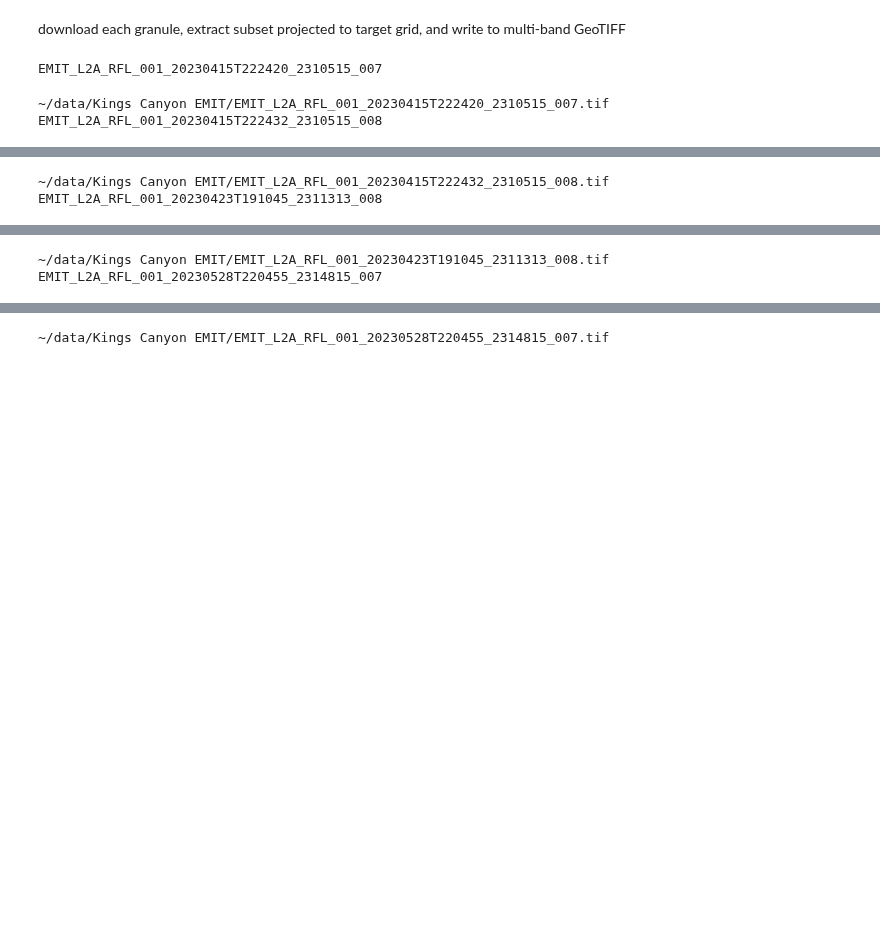
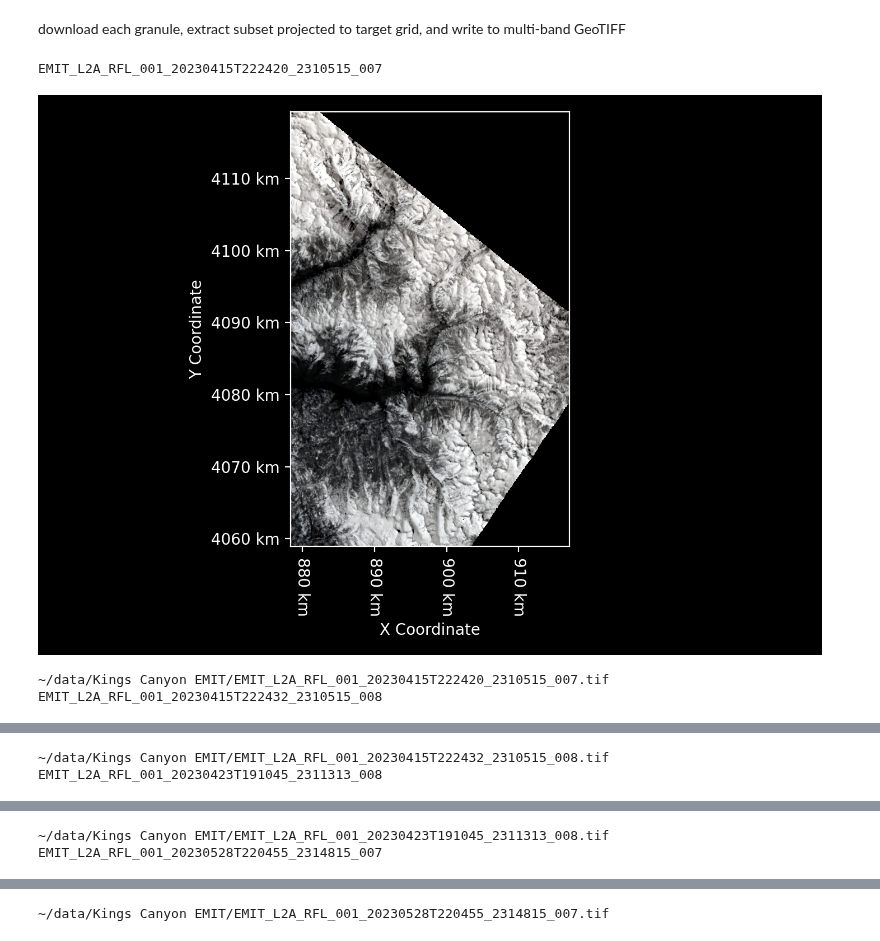
Before and after one commit to STARS-Data-Fusion/EMIT-L2A-RFL, a Jupyter notebook: notebooks/Upper Kings.ipynb, the cells around one changed output, grey strips where cells are left out. Drawn from its saved outputs; the diff is of its cells as text; code cells hidden in the pictures; blank space fills up the shorter version.

```diff
--- a/notebooks/Upper Kings.ipynb
+++ b/notebooks/Upper Kings.ipynb
@@ -100,13 +100,17 @@ download each granule, extract subset projected to target grid, and write to mul
 # %%
 for search_result in search_results:
     granule_ID = dict(search_result.items())["meta"]["native-id"]
     print(granule_ID)
     output_filename = join(output_directory, f"{granule_ID}.tif")
     granule = retrieve_EMIT_L2A_RFL_granule(search_result)
     reflectance = granule.reflectance(geometry=grid)
+
+    display(reflectance.imshow())
+
     print(output_filename)
     reflectance.to_geotiff(output_filename)
 # %% [output]
 EMIT_L2A_RFL_001_20230415T222420_2310515_007
+[figure, added]
 ~/data/Kings Canyon EMIT/EMIT_L2A_RFL_001_20230415T222420_2310515_007.tif
 EMIT_L2A_RFL_001_20230415T222432_2310515_008
```
Also changed, not shown: parts of 2 cells of this notebook.
